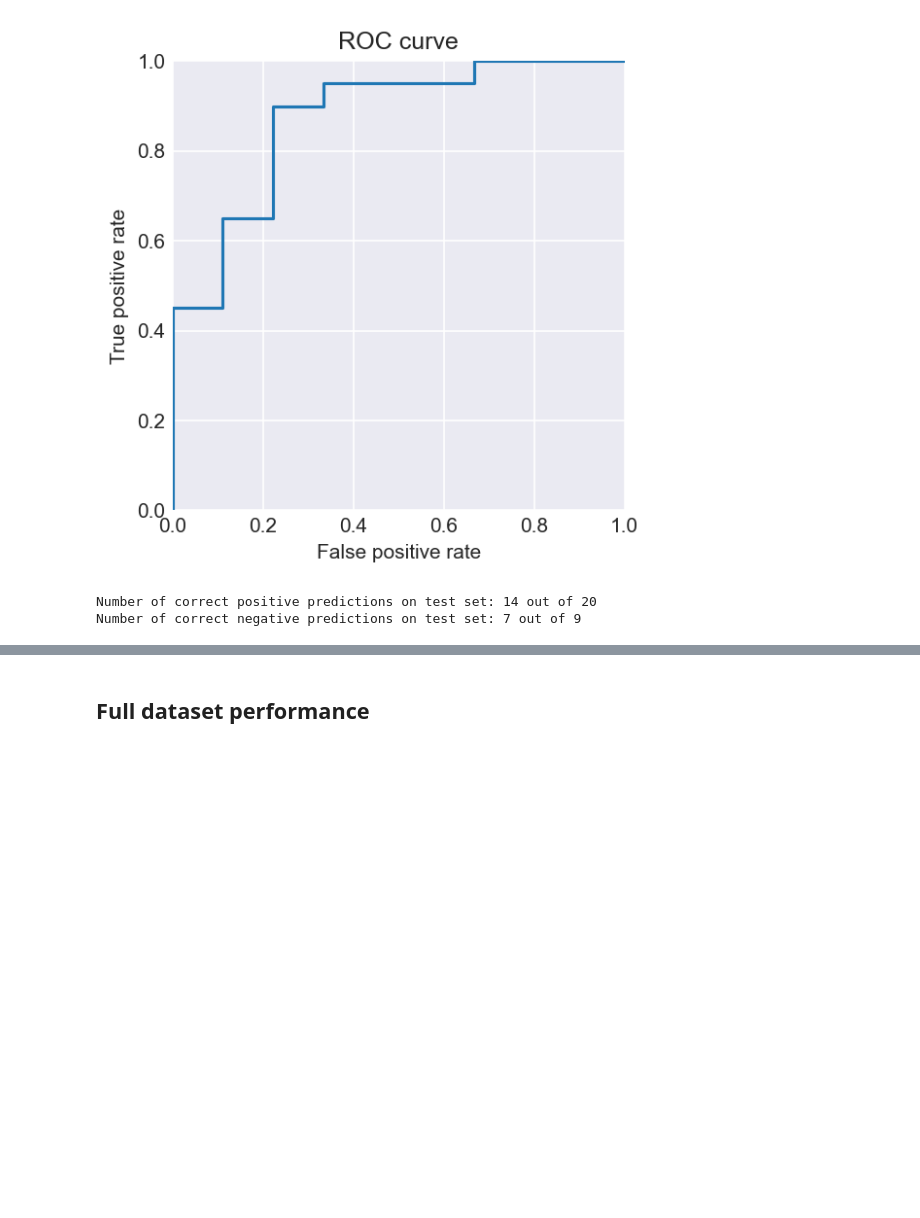
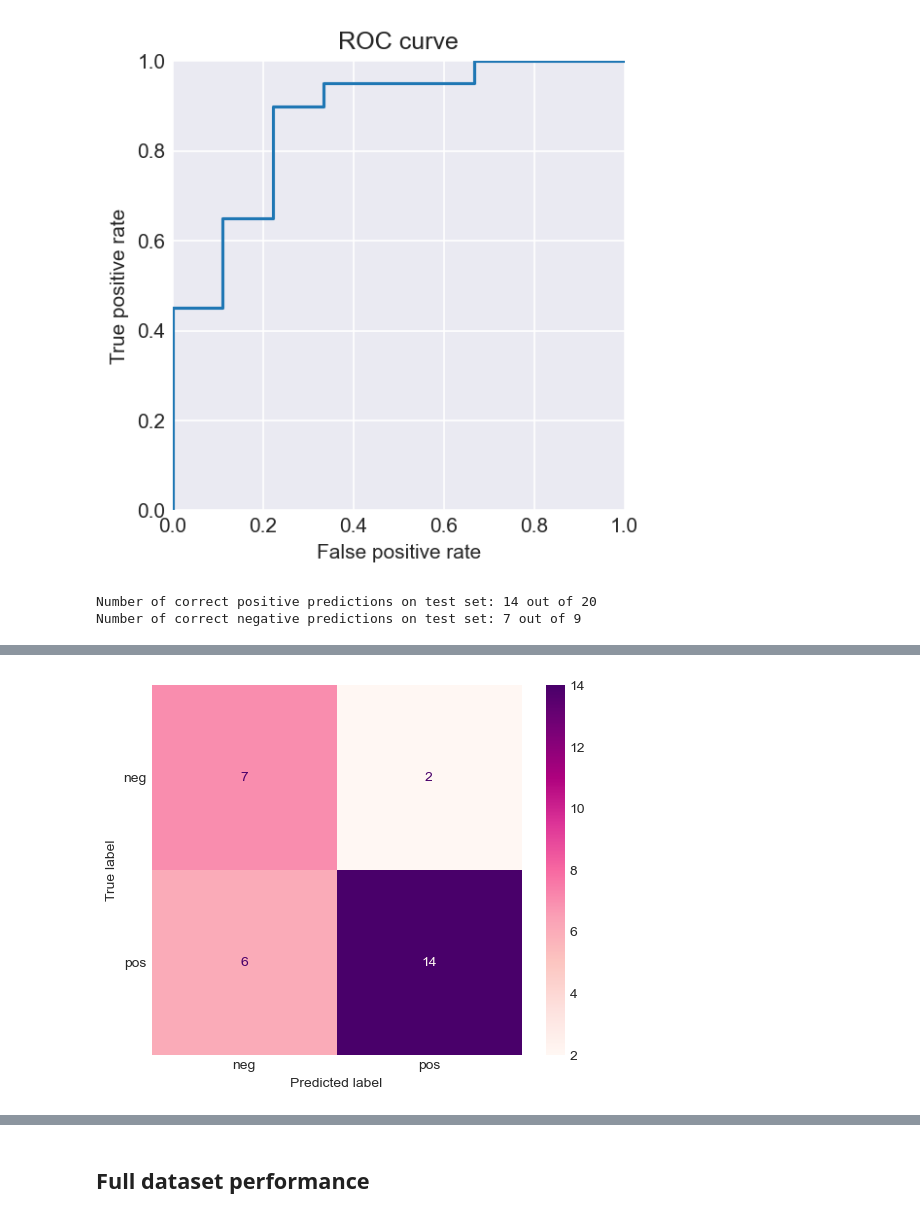
Before and after one commit to C-Achard/DeepLearningBiomedicine-Homework2, a Jupyter notebook: _sources/rendered_notebooks/AttentionGCN.ipynb, the cells around one changed output, grey strips where cells are left out. Drawn from its saved outputs; the diff is of its cells as text; code cells hidden in the pictures; blank space fills up the shorter version.

```diff
--- a/_sources/rendered_notebooks/AttentionGCN.ipynb
+++ b/_sources/rendered_notebooks/AttentionGCN.ipynb
@@ -194,0 +183,4 @@ Number of correct negative predictions on test set: 7 out of 9
+# %%
+utils.plot_confusion_matrix(preds, ys)
+# %% [output]
+[figure, added]
```
Also changed, not shown: parts of 8 cells of this notebook, 19 other files.
